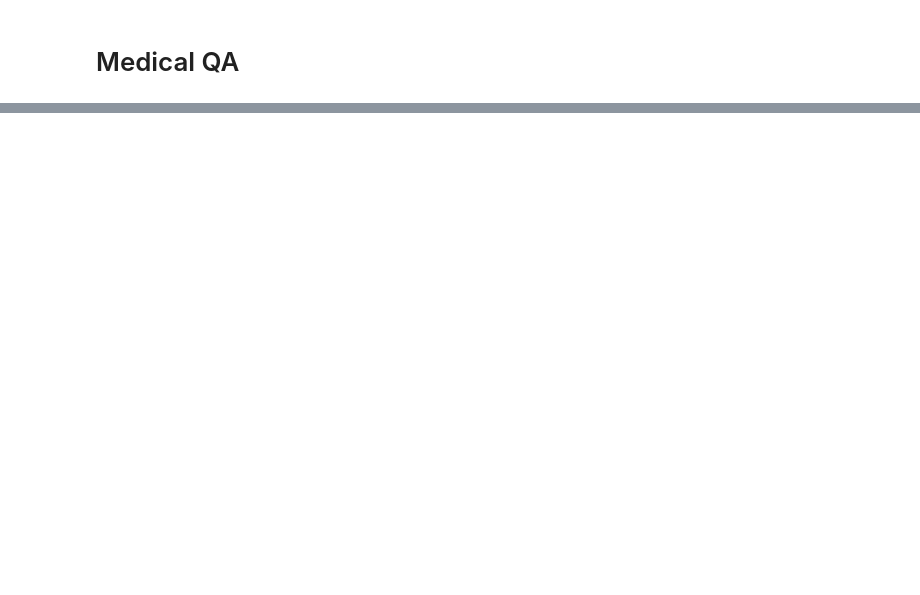
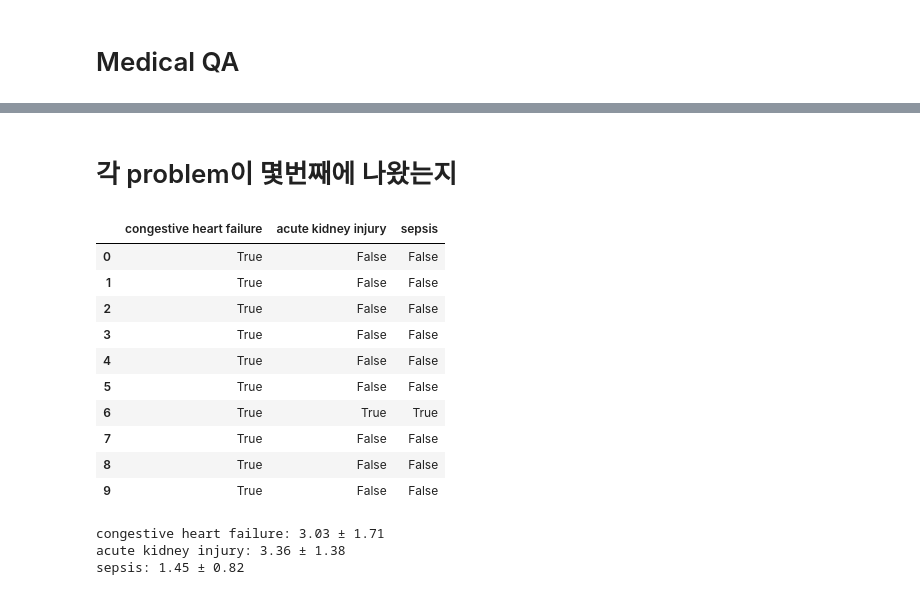
Before and after one commit to CYang-CCI-Lab/MultiAgent_SOAP, a Jupyter notebook: eval.ipynb, the cells around one changed output, grey strips where cells are left out. Saved outputs shown, nothing was run; the diff lists cells and outputs as text; code cells hidden in the pictures; blank space fills up the shorter version.

```diff
--- a/eval.ipynb
+++ b/eval.ipynb
@@ -996,0 +1650,44 @@ len(filtered_data), total_data_len
+# %% [markdown]
+# 각 problem이 몇번째에 나왔는지
+# %%
+import pandas as pd
+df = pd.read_csv("/home/yl3427/cylab/SOAP_MA/Input/SOAP_3_problems.csv", lineterminator="\n")
+df[["congestive heart failure", "acute kidney injury", "sepsis"]].head(10)
+# %% [output]
+|  | congestive heart failure | acute kidney injury | sepsis |
+| 0 | True | False | False |
+| 1 | True | False | False |
+| 2 | True | False | False |
+| 3 | True | False | False |
+| 4 | True | False | False |
+| 5 | True | False | False |
+| 6 | True | True | True |
+| 7 | True | False | False |
+| 8 | True | False | False |
+| 9 | True | False | False |
+# %%
+import ast
+import numpy as np
+import matplotlib.pyplot as plt
+synonyms = master_prob_dict
+
+# ─── Helpers ───
+def build_re(terms: List[str]) -> re.Pattern:
+    esc = [re.escape(t.strip()) for t in terms]
+    pattern = r"\b(?:" + "|".join(esc) + r")\b"
+    return re.compile(pattern, flags=re.IGNORECASE)
+
+
+problems = {'congestive heart failure': [], 'acute kidney injury': [], 'sepsis': []}
+for problem in problems.keys():
+    for _, row in df[df[problem]].iterrows():
+        terms = ast.literal_eval(row['terms'])
+        for i in range(len(terms)):
+            if build_re(master_prob_dict[problem]).search(terms[i]):
+                problems[problem].append(i+1)
+                break
+    print(f"{problem}: {np.mean(problems[problem]):.2f} ± {np.std(problems[problem]):.2f}")
+# %% [output]
+congestive heart failure: 3.03 ± 1.71
+acute kidney injury: 3.36 ± 1.38
+sepsis: 1.45 ± 0.82
```
Also changed, not shown: parts of 14 cells of this notebook, 10 other files.
